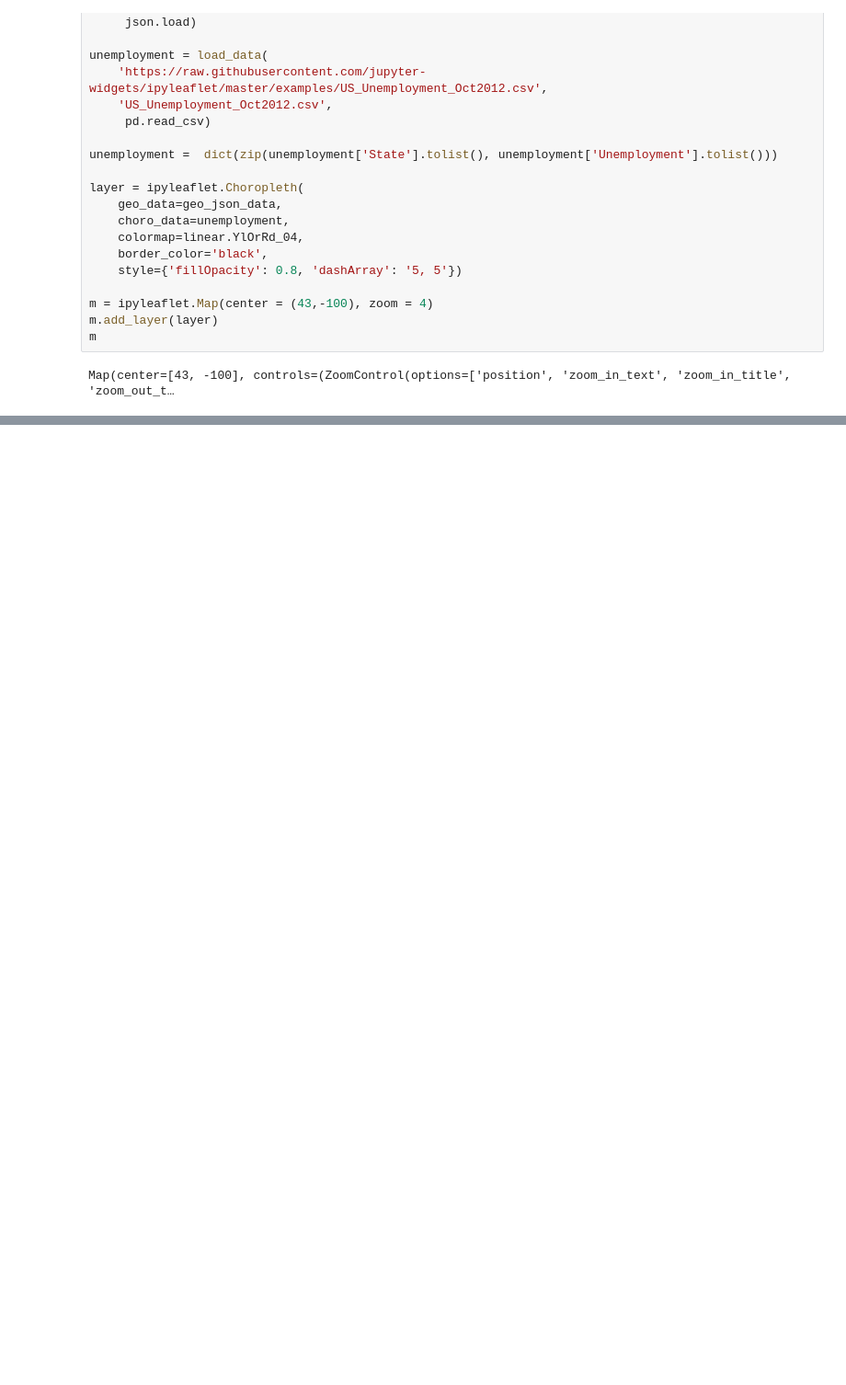
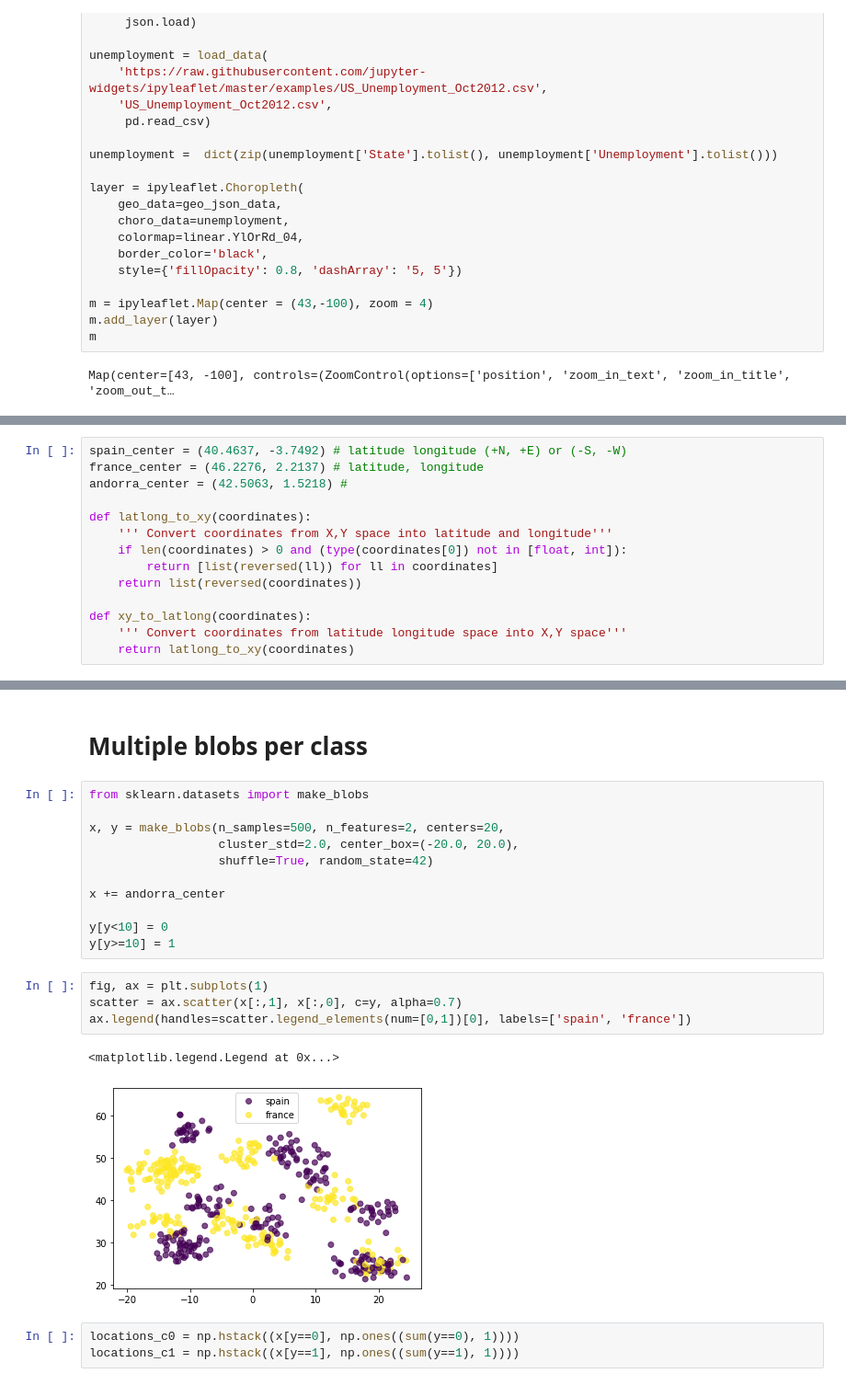
Before and after one commit to IntelligentSystemsLaboratory/Computer-Says-I-Dont-Know, a Jupyter notebook: Template.ipynb, the cells around one changed output, grey strips where cells are left out. Shown at 92% size. Drawn from its saved outputs; the diff is of its cells as text; blank space fills up the shorter version.

```diff
--- a/Template.ipynb
+++ b/Template.ipynb
@@ -673,0 +528,14 @@ Map(center=[40.4637, -3.7492], controls=(ZoomControl(options=['position', 'zoom_
+# %%
+spain_center = (40.4637, -3.7492) # latitude longitude (+N, +E) or (-S, -W)
+france_center = (46.2276, 2.2137) # latitude, longitude
+andorra_center = (42.5063, 1.5218) #
+
+def latlong_to_xy(coordinates):
+    ''' Convert coordinates from X,Y space into latitude and longitude'''
+    if len(coordinates) > 0 and (type(coordinates[0]) not in [float, int]):
+        return [list(reversed(ll)) for ll in coordinates]
+    return list(reversed(coordinates))
+
+def xy_to_latlong(coordinates):
+    ''' Convert coordinates from latitude longitude space into X,Y space'''
+    return latlong_to_xy(coordinates)
@@ -673,0 +571,23 @@ Map(center=[40.4637, -3.7492], controls=(ZoomControl(options=['position', 'zoom_
+# %% [markdown]
+# Multiple blobs per class
+# %%
+from sklearn.datasets import make_blobs
+
+x, y = make_blobs(n_samples=500, n_features=2, centers=20,
+                  cluster_std=2.0, center_box=(-20.0, 20.0),
+                  shuffle=True, random_state=42)
+
+x += andorra_center
+
+y[y<10] = 0
+y[y>=10] = 1
+# %%
+fig, ax = plt.subplots(1)
+scatter = ax.scatter(x[:,1], x[:,0], c=y, alpha=0.7)
+ax.legend(handles=scatter.legend_elements(num=[0,1])[0], labels=['spain', 'france'])
+# %% [output]
+<matplotlib.legend.Legend at 0x...>
+[figure, added]
+# %%
+locations_c0 = np.hstack((x[y==0], np.ones((sum(y==0), 1))))
+locations_c1 = np.hstack((x[y==1], np.ones((sum(y==1), 1))))
```
Also changed, not shown: parts of 40 cells of this notebook.
